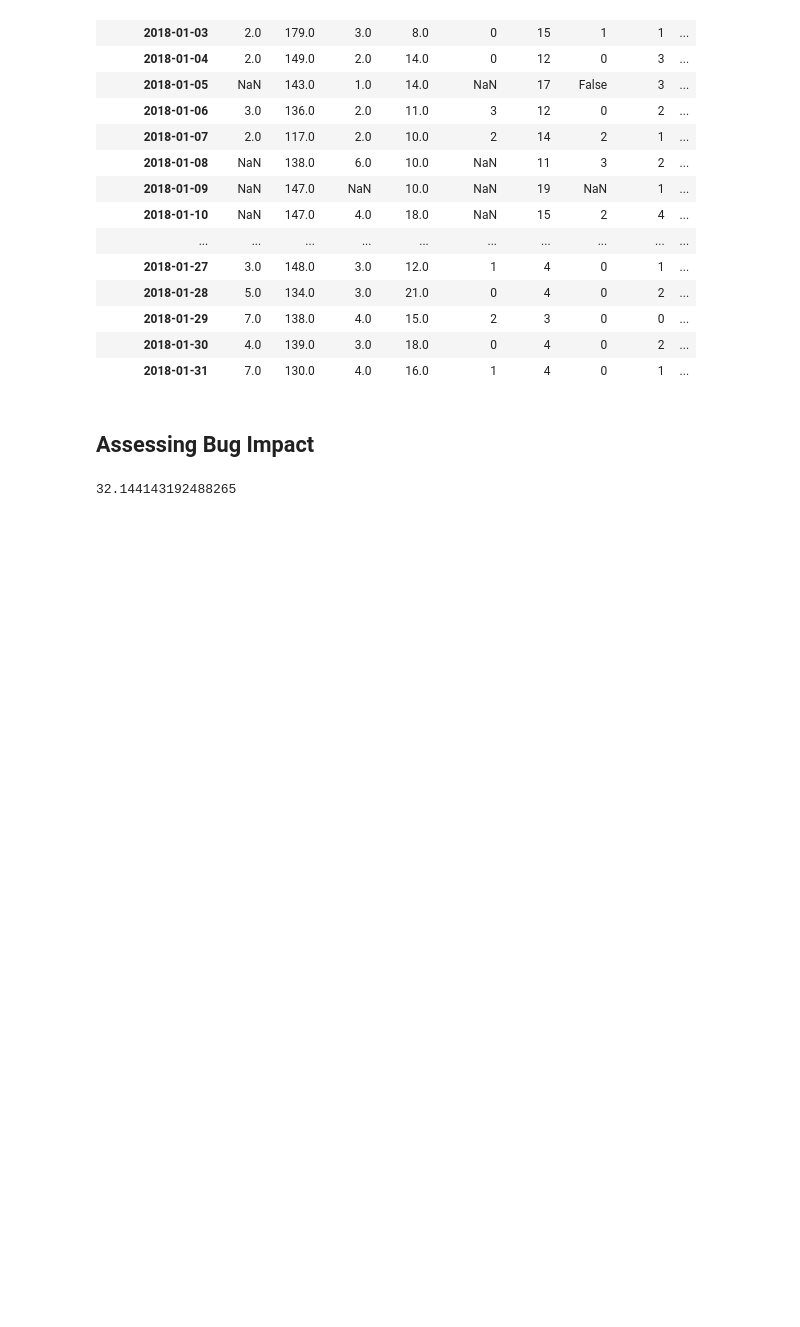
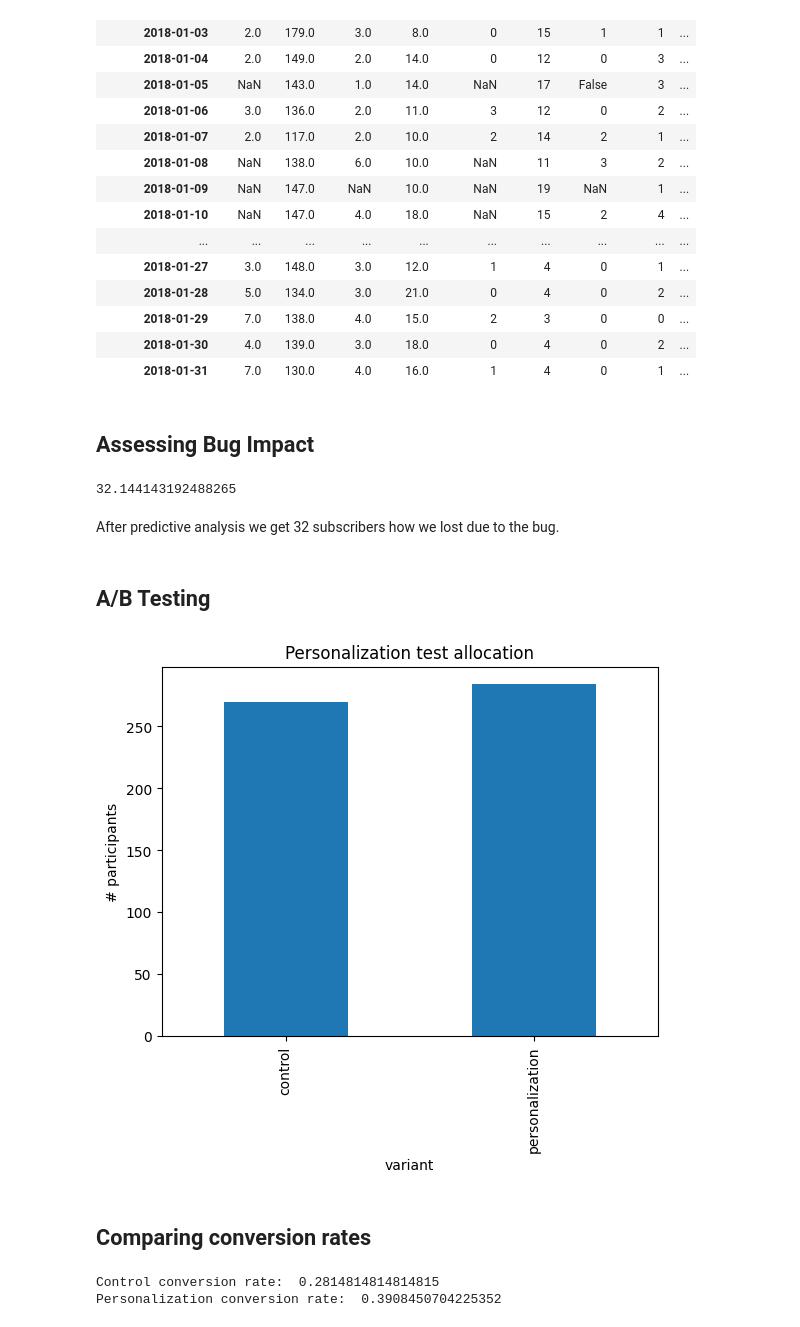
Before and after one commit to shannontorcato/analyzing-marketing-campaign, a Jupyter notebook: main.ipynb, the cells around one changed output. Drawn from its saved outputs; the diff is of its cells as text; code cells hidden in the pictures; blank space fills up the shorter version.

```diff
--- a/main.ipynb
+++ b/main.ipynb
@@ -608,3 +608,41 @@ lost_subs = expected_subs - actual_subs
 print(lost_subs)
 # %% [output]
 32.144143192488265
+# %% [markdown]
+After predictive analysis we get 32 subscribers how we lost due to the bug.
+# %% [markdown]
+## A/B Testing
+# %%
+# Subset the DataFrame
+email = marketing[marketing['marketing_channel']=='Email']
+
+# Group the email DataFrame by variant
+alloc = email.groupby(['variant'])['user_id'].nunique()
+
+# Plot a bar chart of the test allocation
+alloc.plot(kind='bar')
+plt.title('Personalization test allocation')
+plt.ylabel('# participants')
+plt.show()
+# %% [output]
+[figure, added]
+# %% [markdown]
+## Comparing conversion rates
+# %%
+# Group marketing by user_id and variant
+subscribers = email.groupby(['user_id', 'variant'])['converted'].max()
+
+# Unstack subscribers and create a DataFrame
+subscribers_df = pd.DataFrame(subscribers.unstack(level=1))
+
+# Drop missing values from the control column
+control = subscribers_df['control'].dropna()
+
+# Drop missing values from the personalization column
+personalization = subscribers_df['personalization'].dropna()
+
+print('Control conversion rate: ', np.mean(control))
+print('Personalization conversion rate: ', np.mean(personalization))
+# %% [output]
+Control conversion rate:  0.2814814814814815
+Personalization conversion rate:  0.3908450704225352
```
Also changed, not shown: parts of 5 cells of this notebook, 1 other file.
